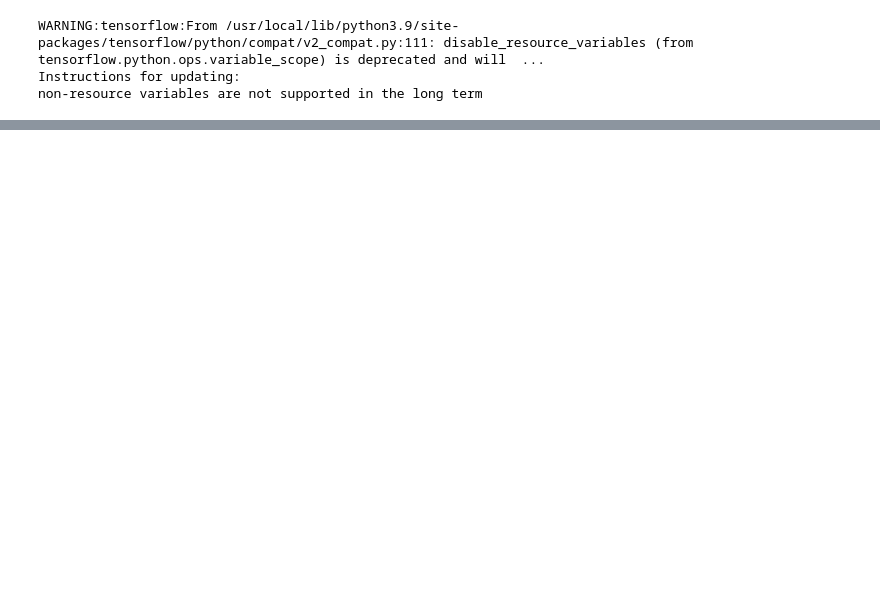
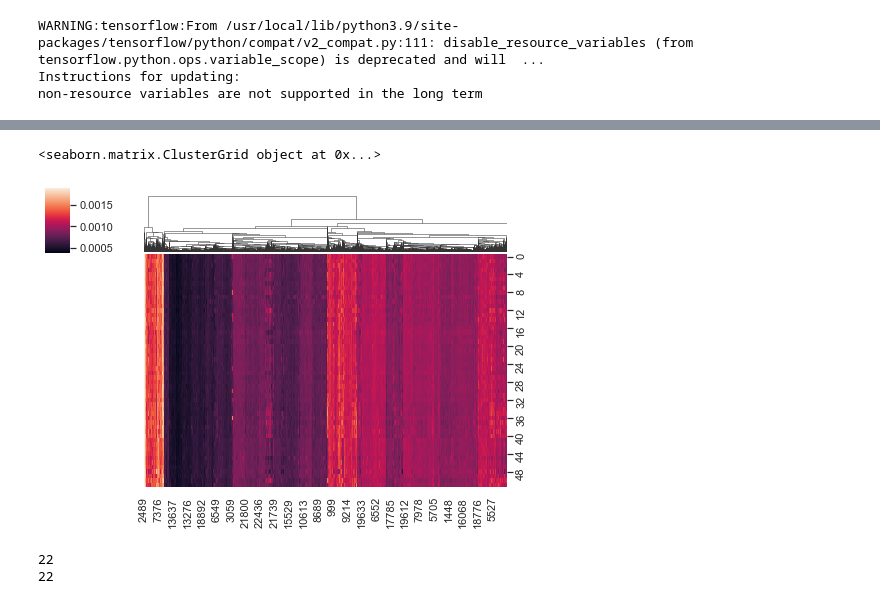
Before and after one commit to jsolson4/Boost-CLL-Clustering, a Jupyter notebook: GeneExpression_Analysis.ipynb, the cells around one changed output, grey strips where cells are left out. Cells and saved outputs as stored; diff of their text form; code cells hidden in the pictures; blank space fills up the shorter version.

```diff
--- a/GeneExpression_Analysis.ipynb
+++ b/GeneExpression_Analysis.ipynb
@@ -120,0 +210,10 @@ for i in range(axs.shape[0]):
+# %%
+def weighted_pdist(i, j):
+    if i == -1 or j == -1:
+        return 1
+    if i == j:
+        return 0.9
+    else:
+        return 1.3
+
+ppi_weights = pdist(np.expand_dims(probe_id_clusters, axis=1), weighted_pdist)
@@ -120,0 +225,5 @@ for i in range(axs.shape[0]):
+# %%
+weighted_y = ppi_weights * y
+# %%
+Z = weighted(weighted_y)
+print(Z)
@@ -120,0 +238,15 @@ for i in range(axs.shape[0]):
+# %%
+g = sns.clustermap(L,
+                   figsize=(7, 5),
+                   row_cluster=False,
+                   col_linkage=Z)
+
+print(g)
+# %% [output]
+<seaborn.matrix.ClusterGrid object at 0x...>
+[figure, added]
+# %%
+result = fcluster(Z, t=.002, criterion='distance')
+# %% [output]
+22
+22
```
Also changed, not shown: parts of 19 cells of this notebook.
